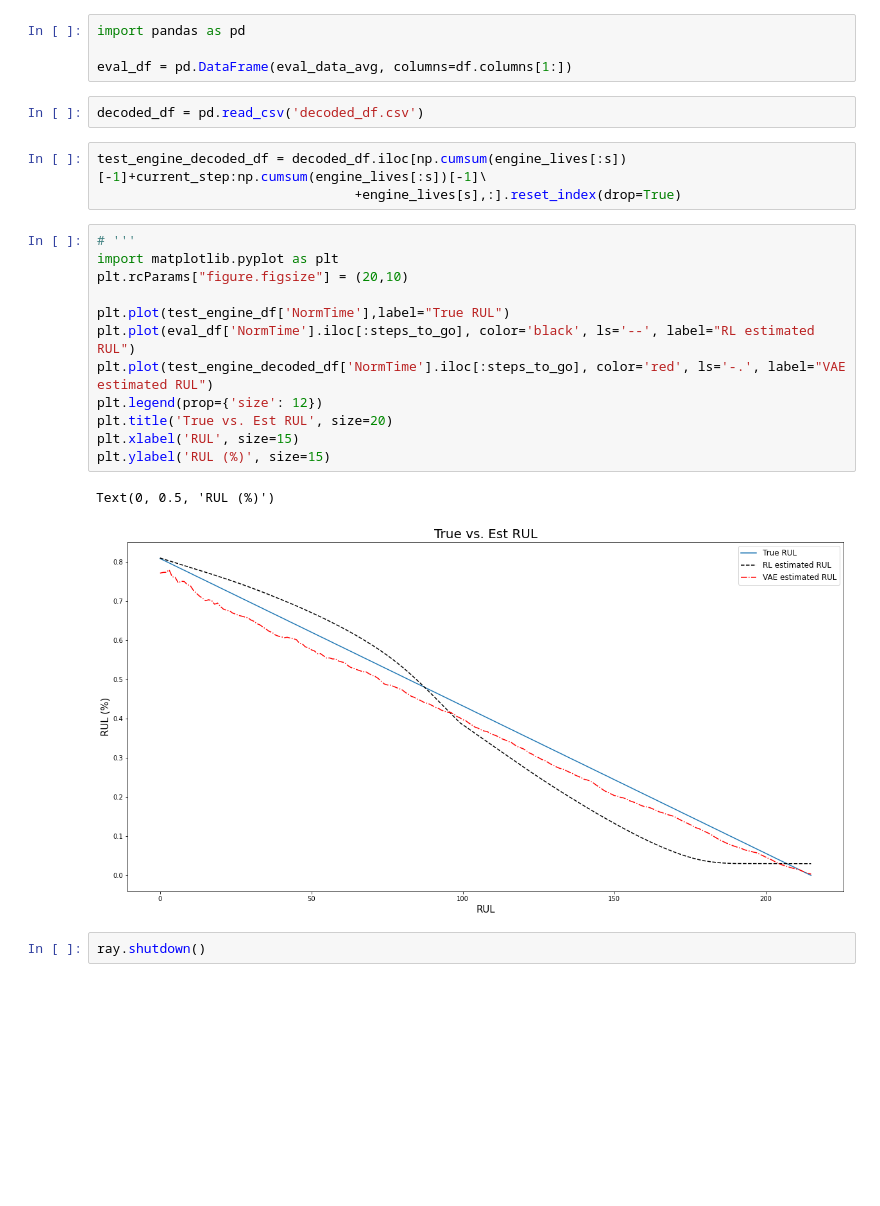
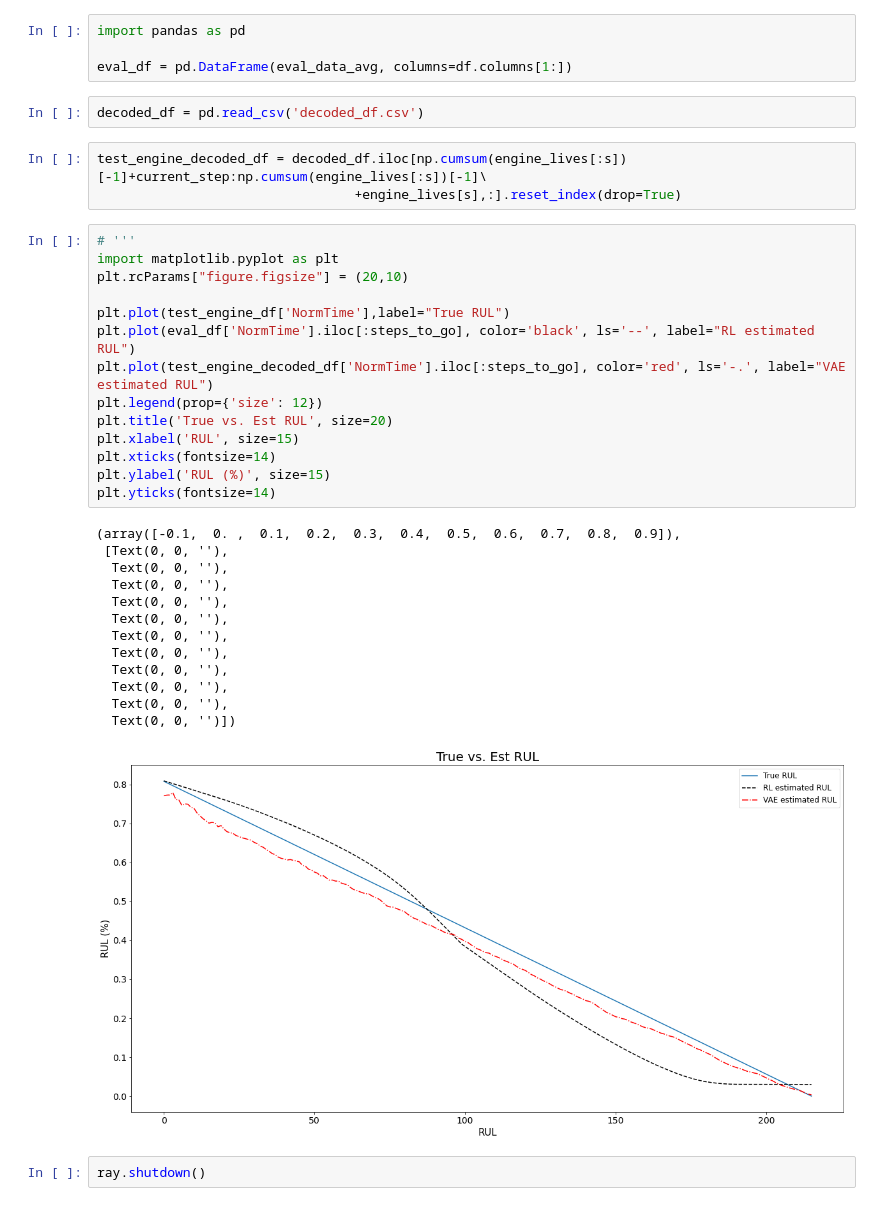
Before and after one commit to erskordi/RL_Reliability, a Jupyter notebook: RLlib-PPO-policy_eval.ipynb, the cells around one changed output. Drawn from its saved outputs; the diff is of its cells as text; blank space fills up the shorter version.

Commit message:
final RUL plot

```diff
--- a/RLlib-PPO-policy_eval.ipynb
+++ b/RLlib-PPO-policy_eval.ipynb
@@ -165,25 +165,38 @@ test_engine_df = df.iloc[np.cumsum(engine_lives[:s])[-1]+current_step:np.cumsum(
 import pandas as pd
 
 eval_df = pd.DataFrame(eval_data_avg, columns=df.columns[1:])
-# %%
-decoded_df = pd.read_csv('decoded_df.csv')
-# %%
-test_engine_decoded_df = decoded_df.iloc[np.cumsum(engine_lives[:s])[-1]+current_step:np.cumsum(engine_lives[:s])[-1]\
-                                 +engine_lives[s],:].reset_index(drop=True)
-# %%
-# '''
-import matplotlib.pyplot as plt
-plt.rcParams["figure.figsize"] = (20,10)
-
-plt.plot(test_engine_df['NormTime'],label="True RUL")
-plt.plot(eval_df['NormTime'].iloc[:steps_to_go], color='black', ls='--', label="RL estimated RUL")
-plt.plot(test_engine_decoded_df['NormTime'].iloc[:steps_to_go], color='red', ls='-.', label="VAE estimated RUL")
-plt.legend(prop={'size': 12})
-plt.title('True vs. Est RUL', size=20)
-plt.xlabel('RUL', size=15)
-plt.ylabel('RUL (%)', size=15)
-# %% [output]
-Text(0, 0.5, 'RUL (%)')
-[figure, removed]
+# %%
+decoded_df = pd.read_csv('decoded_df.csv')
+# %%
+test_engine_decoded_df = decoded_df.iloc[np.cumsum(engine_lives[:s])[-1]+current_step:np.cumsum(engine_lives[:s])[-1]\
+                                 +engine_lives[s],:].reset_index(drop=True)
+# %%
+# '''
+import matplotlib.pyplot as plt
+plt.rcParams["figure.figsize"] = (20,10)
+
+plt.plot(test_engine_df['NormTime'],label="True RUL")
+plt.plot(eval_df['NormTime'].iloc[:steps_to_go], color='black', ls='--', label="RL estimated RUL")
+plt.plot(test_engine_decoded_df['NormTime'].iloc[:steps_to_go], color='red', ls='-.', label="VAE estimated RUL")
+plt.legend(prop={'size': 12})
+plt.title('True vs. Est RUL', size=20)
+plt.xlabel('RUL', size=15)
+plt.xticks(fontsize=14)
+plt.ylabel('RUL (%)', size=15)
+plt.yticks(fontsize=14)
+# %% [output]
+(array([-0.1,  0. ,  0.1,  0.2,  0.3,  0.4,  0.5,  0.6,  0.7,  0.8,  0.9]),
+ [Text(0, 0, ''),
+  Text(0, 0, ''),
+  Text(0, 0, ''),
+  Text(0, 0, ''),
+  Text(0, 0, ''),
+  Text(0, 0, ''),
+  Text(0, 0, ''),
+  Text(0, 0, ''),
+  Text(0, 0, ''),
+  Text(0, 0, ''),
+  Text(0, 0, '')])
+[figure, added]
 # %%
 ray.shutdown()
```
Also changed, not shown: parts of 6 cells of this notebook.
